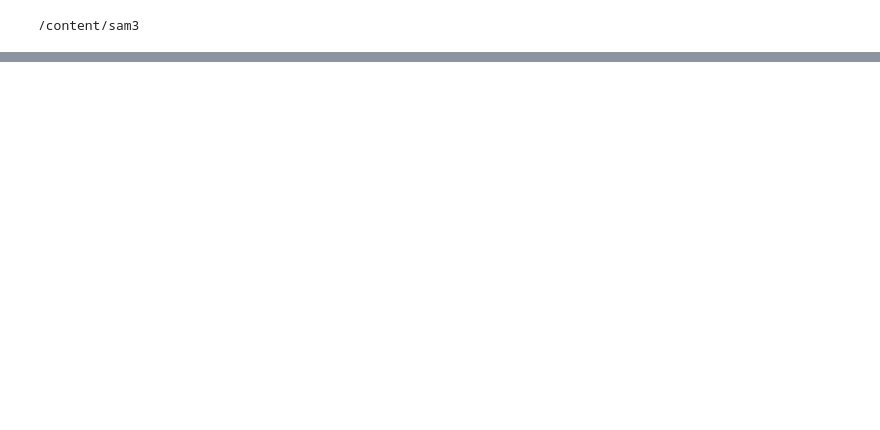
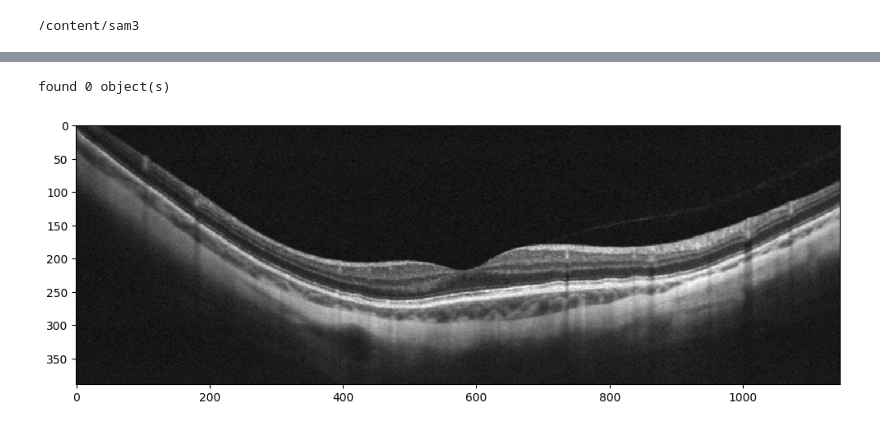
Before and after one commit to KogenNobori/ML-OCT, a Jupyter notebook: sam3.ipynb, the cells around one changed output, grey strips where cells are left out. Cells and saved outputs as stored; diff of their text form; code cells hidden in the pictures; blank space fills up the shorter version.

```diff
--- a/sam3.ipynb
+++ b/sam3.ipynb
@@ -105,0 +134,8 @@ TypeError: expected str, bytes or os.PathLike object, not NoneType
+# %%
+from sam3.visualization_utils import draw_box_on_image, normalize_bbox, plot_results
+#https://github.com/facebookresearch/sam3/blob/main/examples/sam3_image_predictor_example.ipynb
+img0 = Image.open(image_path)
+plot_results(img0, inference_state)
+# %% [output]
+found 0 object(s)
+[figure, added]
```
Also changed, not shown: parts of 11 cells of this notebook.
